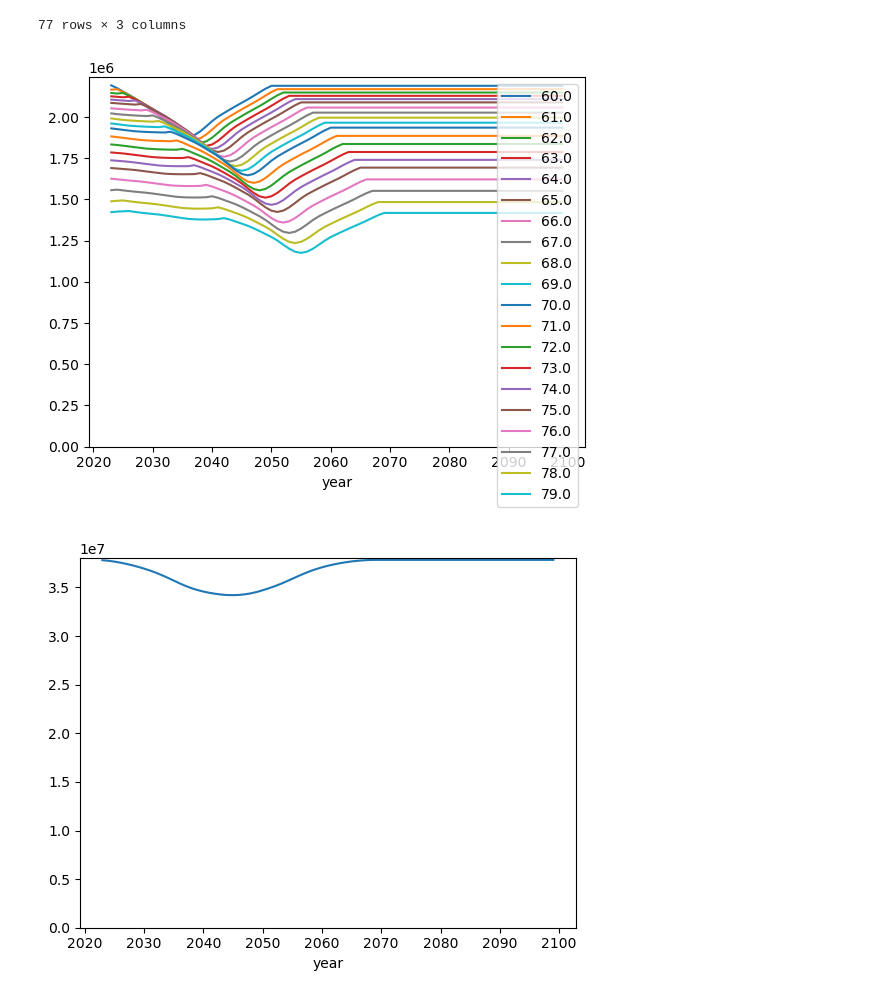
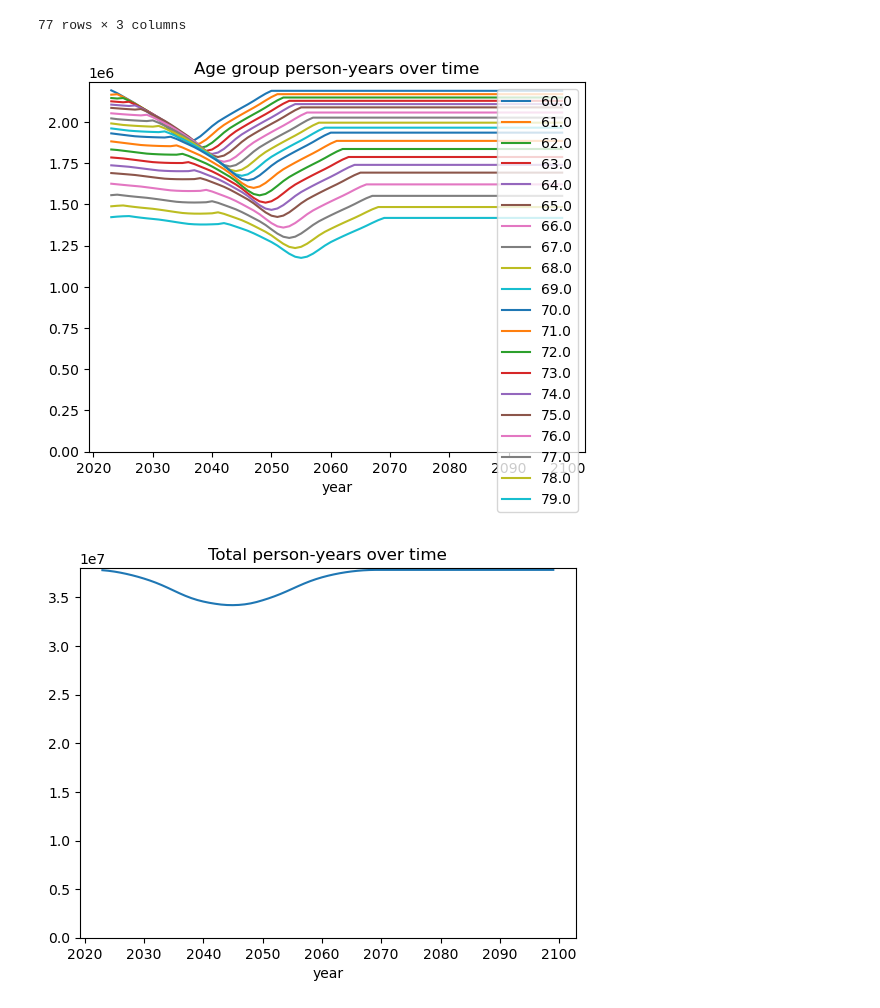
Before and after one commit to ihmeuw/vivarium_research_alzheimers, a Jupyter notebook: outside_sim_calculations/multistate_testing_treatment_table.ipynb, the cells around one changed output. Drawn from its saved outputs; the diff is of its cells as text; code cells hidden in the pictures.

Commit message:
Add titles to plots

```diff
--- a/outside_sim_calculations/multistate_testing_treatment_table.ipynb
+++ b/outside_sim_calculations/multistate_testing_treatment_table.ipynb
@@ -217,13 +217,16 @@ display(categories)
 # %%
 age_groups.plot()
 plt.ylim(bottom=0)
+plt.title("Age group person-years over time")
 plt.show()
 age_groups.sum(axis=1).plot()
 plt.ylim(bottom=0)
+plt.title("Total person-years over time")
 plt.show()
 categories.plot()
 plt.ylim(bottom=0)
+plt.title("Population components person-years over time")
 plt.show()
 # %% [output]
-[figure, old version]
+[figure, new version]
-[figure, old version]
+[figure, new version]
```
Also changed, not shown: parts of 1 cell of this notebook.
